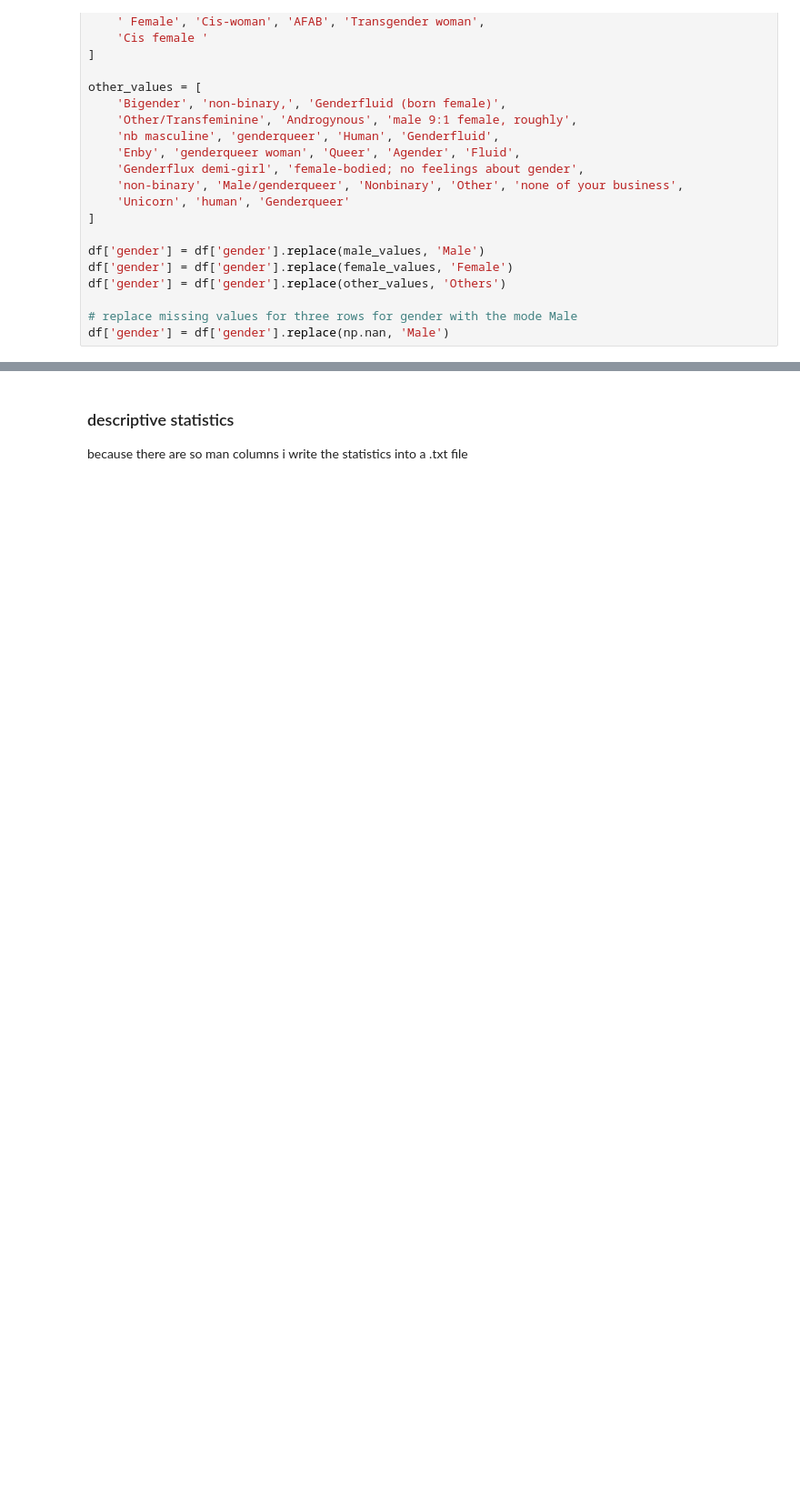
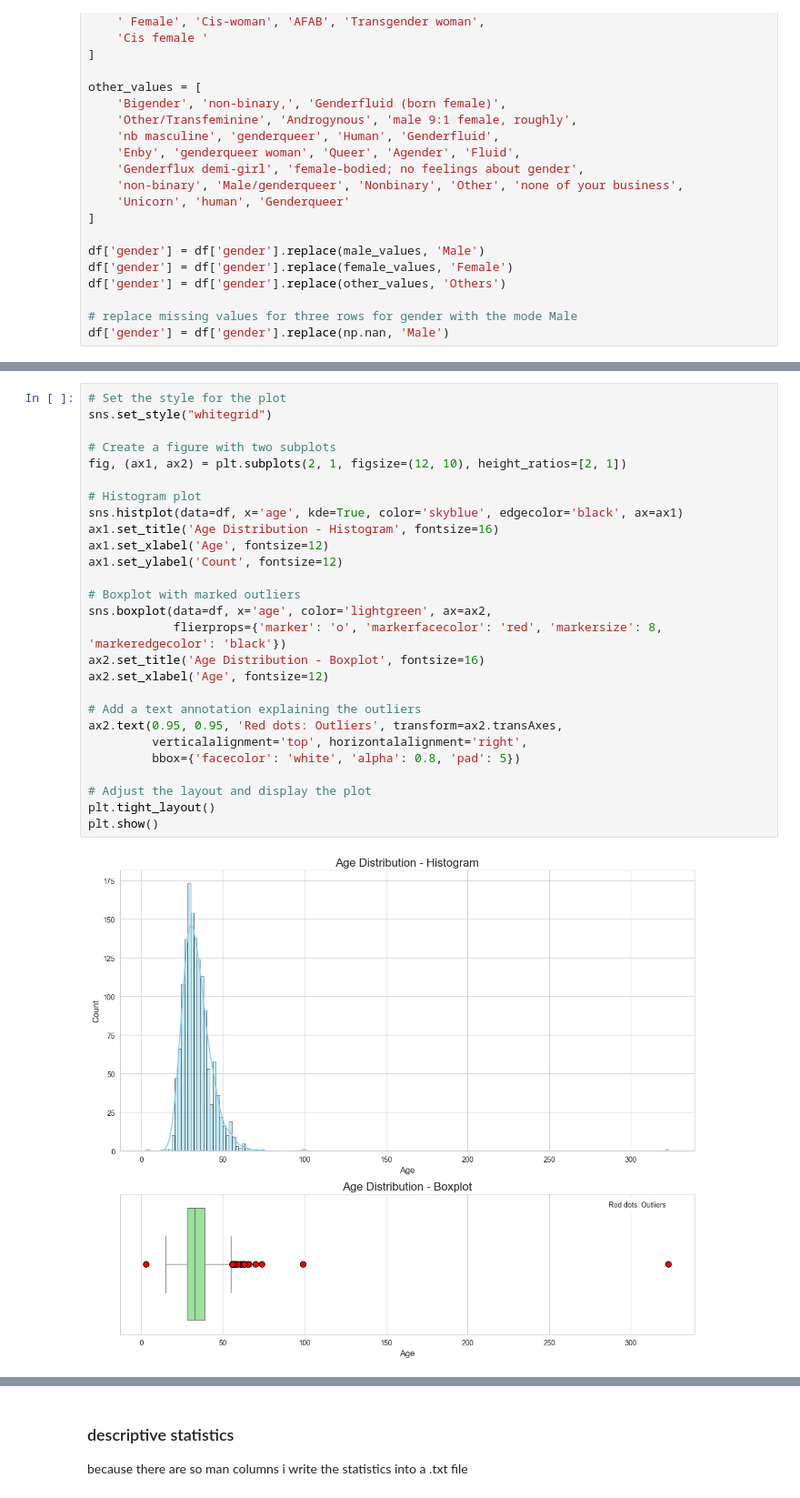
Before and after one commit to KonradKlein91/ml_unservised_learning, a Jupyter notebook: main.ipynb, the cells around one changed output, grey strips where cells are left out. Shown: that part at 91% size. Saved outputs shown, nothing was run; the diff lists cells and outputs as text; blank space fills up the shorter version.

Commit message:
add data preprocessing

```diff
--- a/main.ipynb
+++ b/main.ipynb
@@ -170,0 +192,29 @@ np.int64(1433)
+# %%
+# Set the style for the plot
+sns.set_style("whitegrid")
+
+# Create a figure with two subplots
+fig, (ax1, ax2) = plt.subplots(2, 1, figsize=(12, 10), height_ratios=[2, 1])
+
+# Histogram plot
+sns.histplot(data=df, x='age', kde=True, color='skyblue', edgecolor='black', ax=ax1)
+ax1.set_title('Age Distribution - Histogram', fontsize=16)
+ax1.set_xlabel('Age', fontsize=12)
+ax1.set_ylabel('Count', fontsize=12)
+
+# Boxplot with marked outliers
+sns.boxplot(data=df, x='age', color='lightgreen', ax=ax2,
+            flierprops={'marker': 'o', 'markerfacecolor': 'red', 'markersize': 8, 'markeredgecolor': 'black'})
+ax2.set_title('Age Distribution - Boxplot', fontsize=16)
+ax2.set_xlabel('Age', fontsize=12)
+
+# Add a text annotation explaining the outliers
+ax2.text(0.95, 0.95, 'Red dots: Outliers', transform=ax2.transAxes,
+         verticalalignment='top', horizontalalignment='right',
+         bbox={'facecolor': 'white', 'alpha': 0.8, 'pad': 5})
+
+# Adjust the layout and display the plot
+plt.tight_layout()
+plt.show()
+# %% [output]
+[figure, added]
```
Also changed, not shown: parts of 20 cells of this notebook.
